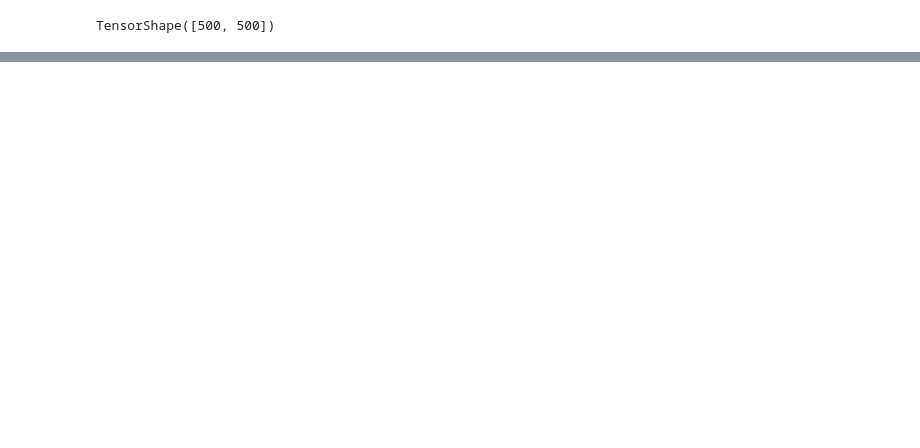
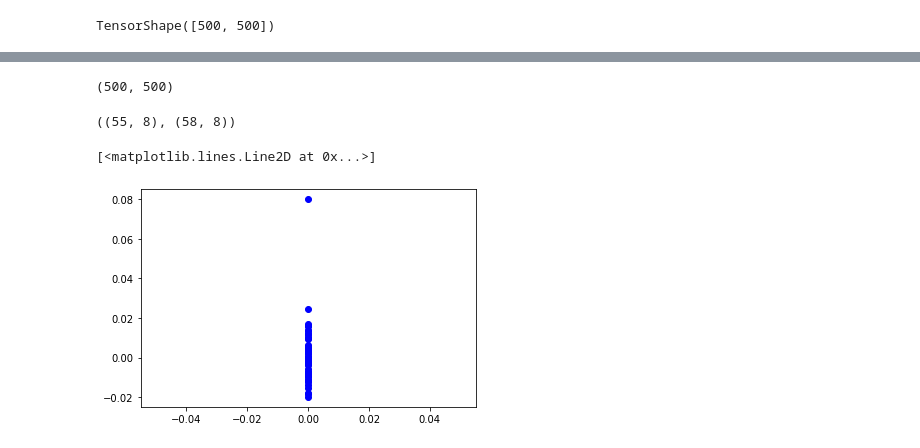
Before and after one commit to karasjoh000/KernelPCA, a Jupyter notebook: h2.ipynb, the cells around one changed output, grey strips where cells are left out. Saved outputs shown, nothing was run; the diff lists cells and outputs as text; code cells hidden in the pictures; blank space fills up the shorter version.

```diff
--- a/h2.ipynb
+++ b/h2.ipynb
@@ -272,0 +285,39 @@ sevens_proj = np.array(sevens_proj)
+# %%
+t = 0.15
+gausskernel = lambda i, j: np.exp( (-1.0 /  ( 2.0 * t**2 )) * np.linalg.norm(i - j)**2 )
+# %%
+gkernel = create_kernel_matrix(gausskernel, x)
+# center the kernel.
+IU = np.identity(gkernel.shape[0]) - np.full((gkernel.shape[0], gkernel.shape[0]), 1 / gkernel.shape[0])
+gkernel = tf.linalg.matmul(IU, tf.linalg.matmul(gkernel, IU))
+gkernel += np.identity(gkernel.shape[0]) * 1e-6 # to ensure positive definitness.
+
+ge, gv = tf.linalg.eigh(gkernel)
+# %%
+#gprojected = tf.multiply(tf.linalg.matmul(gv, gkernel, transpose_a=True), gv)
+gse = np.sqrt(ge)
+gprojected = []
+for i in range(0, gv.shape[0]):
+    gprojected.append(gv[:, i] * gse)
+gprojected = np.array(gprojected)
+gprojected.shape
+# %% [output]
+(500, 500)
+# %%
+gones_proj = []
+gsevens_proj = []
+for i in ones:
+    gones_proj.append(gprojected[i, 0:8])
+for i in sevens:
+    gsevens_proj.append(gprojected[i, 0:8])
+gones_proj = np.array(gones_proj)
+gsevens_proj = np.array(gsevens_proj)
+(gones_proj.shape, gsevens_proj.shape)
+# %% [output]
+((55, 8), (58, 8))
+# %%
+plt.plot(gones_proj[0:48, 0], gones_proj[0:48, 1], 'o', color='blue')
+#plt.plot(gsevens_proj[0:48, 0], gsevens_proj[0:48, 1], 'o', color='red')
+# %% [output]
+[<matplotlib.lines.Line2D at 0x...>]
+[figure, added]
```
Also changed, not shown: parts of 21 cells of this notebook, 1 other file.
